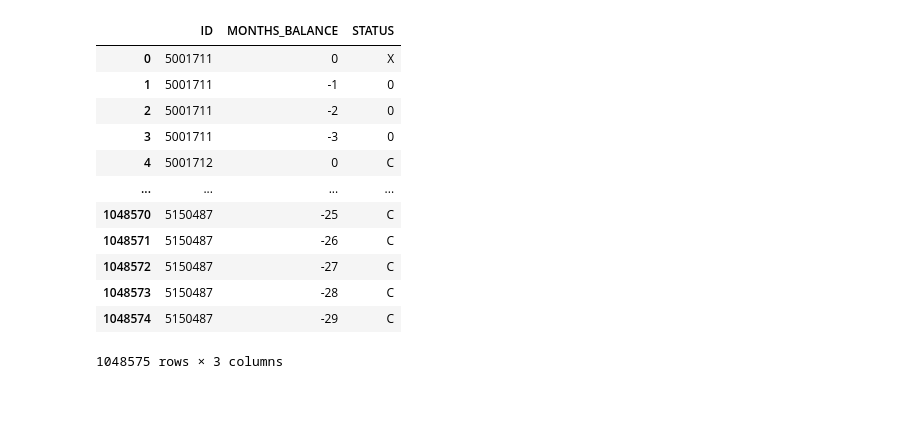
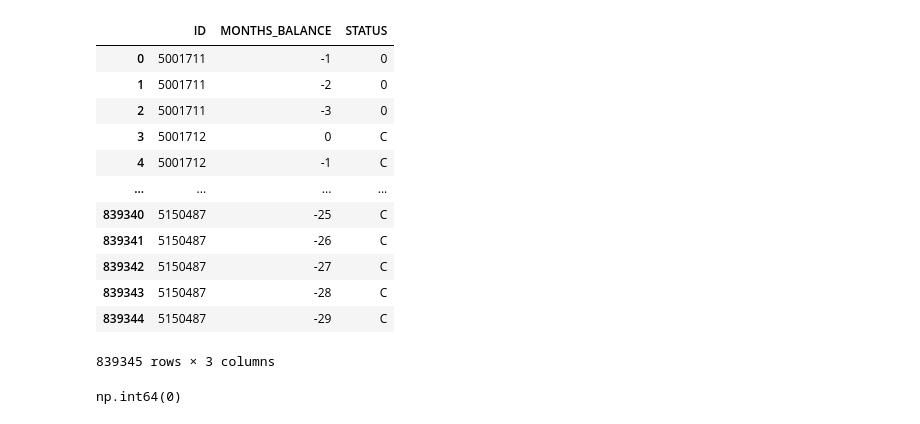
Before and after one commit to abroche/scorekeepers, a Jupyter notebook: Credit_Score_Predictor.ipynb, the cells around one changed output. Cells and saved outputs as stored; diff of their text form; code cells hidden in the pictures.

```diff
--- a/Credit_Score_Predictor.ipynb
+++ b/Credit_Score_Predictor.ipynb
@@ -3,20 +6,25 @@ import pandas as pd
 # %%
-df_credit = pd.read_csv("credit_record.csv")
+df_credit = pd.read_csv("credit_record_cleaned.csv")
 df_credit
 # %% [output]
 |  | ID | MONTHS_BALANCE | STATUS |
-| 0 | 5001711 | 0 | X |
-| 1 | 5001711 | -1 | 0 |
-| 2 | 5001711 | -2 | 0 |
-| 3 | 5001711 | -3 | 0 |
-| 4 | 5001712 | 0 | C |
+| 0 | 5001711 | -1 | 0 |
+| 1 | 5001711 | -2 | 0 |
+| 2 | 5001711 | -3 | 0 |
+| 3 | 5001712 | 0 | C |
+| 4 | 5001712 | -1 | C |
 | ... | ... | ... | ... |
-| 1048570 | 5150487 | -25 | C |
-| 1048571 | 5150487 | -26 | C |
-| 1048572 | 5150487 | -27 | C |
-| 1048573 | 5150487 | -28 | C |
-| 1048574 | 5150487 | -29 | C |
+| 839340 | 5150487 | -25 | C |
+| 839341 | 5150487 | -26 | C |
+| 839342 | 5150487 | -27 | C |
+| 839343 | 5150487 | -28 | C |
+| 839344 | 5150487 | -29 | C |
-1048575 rows × 3 columns
+839345 rows × 3 columns
+# %%
+# Credit data already cleaned so no duplicates
+df_credit.duplicated().sum()
+# %% [output]
+np.int64(0)
 # %%
 df_application = pd.read_csv("application_record.csv")
 df_application
```
Also changed, not shown: parts of 12 cells of this notebook, 2 other files.
